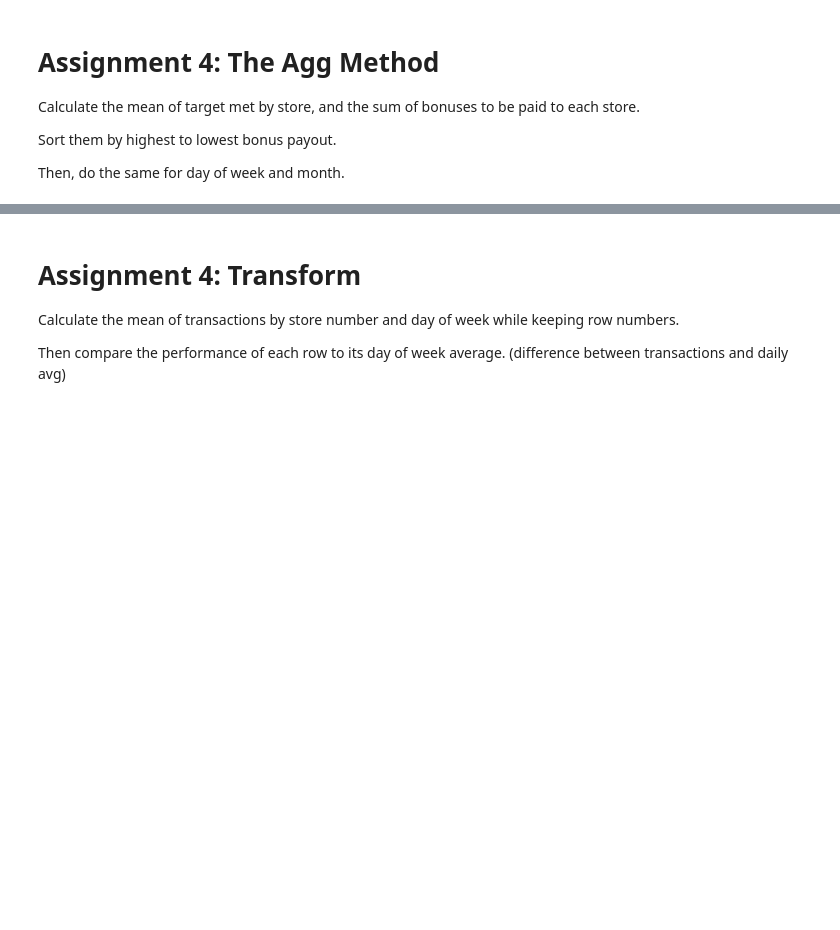
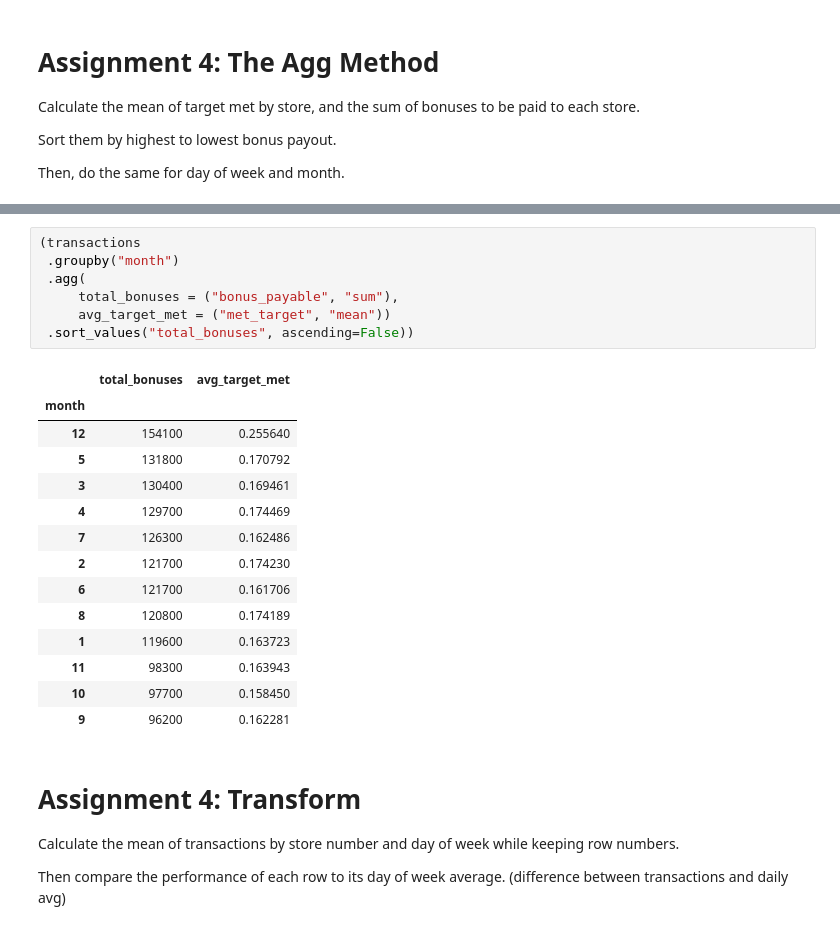
Before and after one commit to atsianis/DataframeAggregations, a Jupyter notebook: section04_aggregations.ipynb, the cells around one changed output, grey strips where cells are left out. Drawn from its saved outputs; the diff is of its cells as text; blank space fills up the shorter version.

```diff
--- a/section04_aggregations.ipynb
+++ b/section04_aggregations.ipynb
@@ -186,3 +236,25 @@ transactions.head()
+# %%
+(transactions
+ .groupby("month")
+ .agg(
+     total_bonuses = ("bonus_payable", "sum"),
+     avg_target_met = ("met_target", "mean"))
+ .sort_values("total_bonuses", ascending=False))
+# %% [output]
+|  | total_bonuses | avg_target_met |
+| month |  |  |
+| 12 | 154100 | 0.255640 |
+| 5 | 131800 | 0.170792 |
+| 3 | 130400 | 0.169461 |
+| 4 | 129700 | 0.174469 |
+| 7 | 126300 | 0.162486 |
+| 2 | 121700 | 0.174230 |
+| 6 | 121700 | 0.161706 |
+| 8 | 120800 | 0.174189 |
+| 1 | 119600 | 0.163723 |
+| 11 | 98300 | 0.163943 |
+| 10 | 97700 | 0.158450 |
+| 9 | 96200 | 0.162281 |
 # %% [markdown]
 # Assignment 4: Transform
 
```
Also changed, not shown: parts of 3 cells of this notebook.
